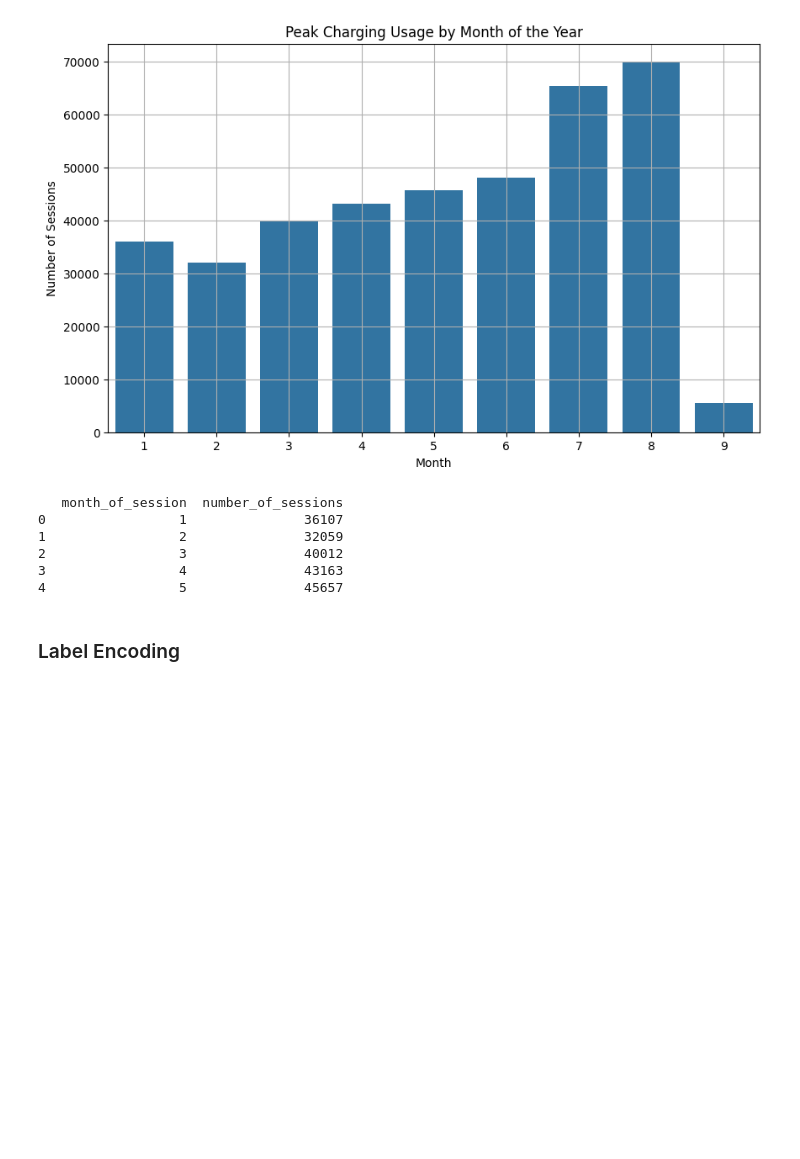
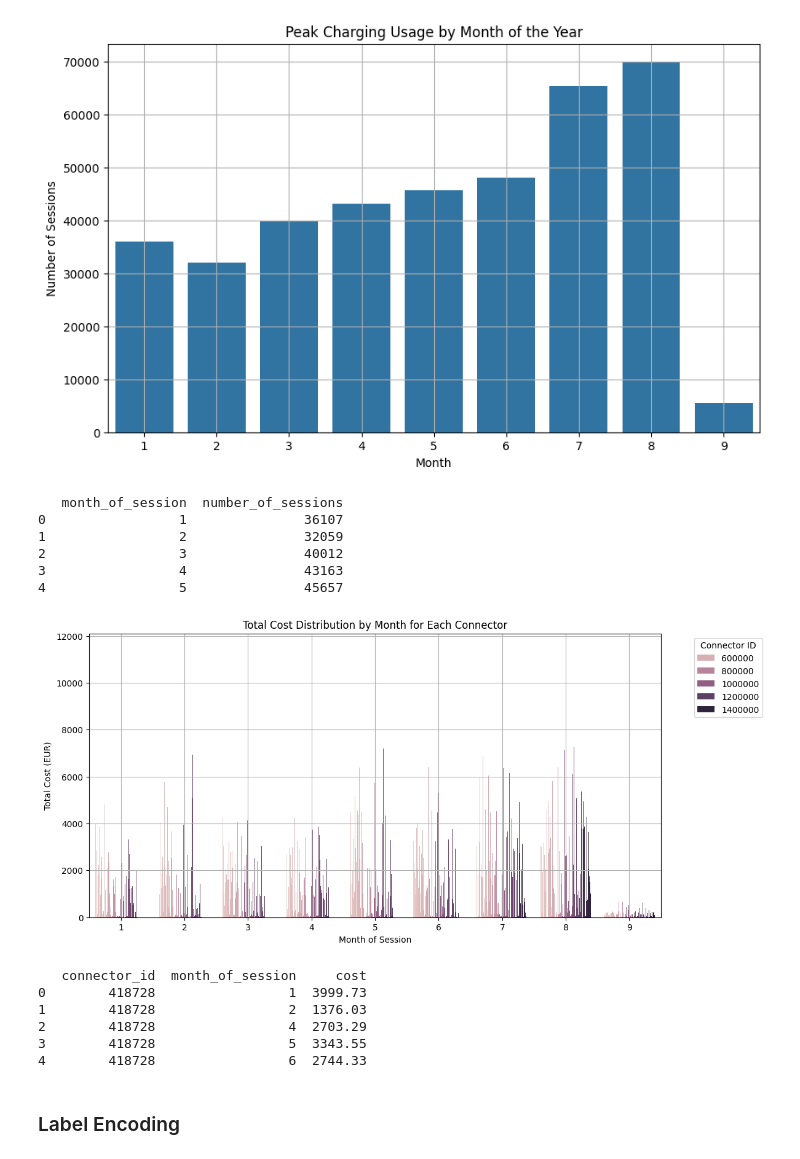
Before and after one commit to trangdtk-vnu/charging_stations, a Jupyter notebook: pdr_locations.ipynb, the cells around one changed output. Cells and saved outputs as stored; diff of their text form; code cells hidden in the pictures; blank space fills up the shorter version.

```diff
--- a/pdr_locations.ipynb
+++ b/pdr_locations.ipynb
@@ -1361,6 +1473,37 @@ print(monthly_usage.head())
 2                 3               40012
 3                 4               43163
 4                 5               45657
+# %%
+import pandas as pd
+import matplotlib.pyplot as plt
+import seaborn as sns
+
+# Grouping data by 'connector_id' and 'month_of_session' to sum the total cost
+cost_distribution = pdr_locations_cleaned.groupby(['connector_id', 'month_of_session'])['cost'].sum().reset_index()
+
+# Sorting data for better visualization
+cost_distribution = cost_distribution.sort_values(by=['connector_id', 'month_of_session'])
+
+# Plotting the distribution of total cost by month for each connector
+plt.figure(figsize=(12,6))
+sns.barplot(x='month_of_session', y='cost', hue='connector_id', data=cost_distribution)
+plt.title('Total Cost Distribution by Month for Each Connector')
+plt.xlabel('Month of Session')
+plt.ylabel('Total Cost (EUR)')
+plt.grid(True)
+plt.legend(title="Connector ID", bbox_to_anchor=(1.05, 1), loc='upper left')
+plt.show()
+
+# Displaying the cost distribution data for reference
+print(cost_distribution.head())
+# %% [output]
+[figure, added]
+   connector_id  month_of_session     cost
+0        418728                 1  3999.73
+1        418728                 2  1376.03
+2        418728                 4  2703.29
+3        418728                 5  3343.55
+4        418728                 6  2744.33
 # %% [markdown]
 ### Label Encoding
 # %%
```
Also changed, not shown: parts of 3 cells of this notebook.
